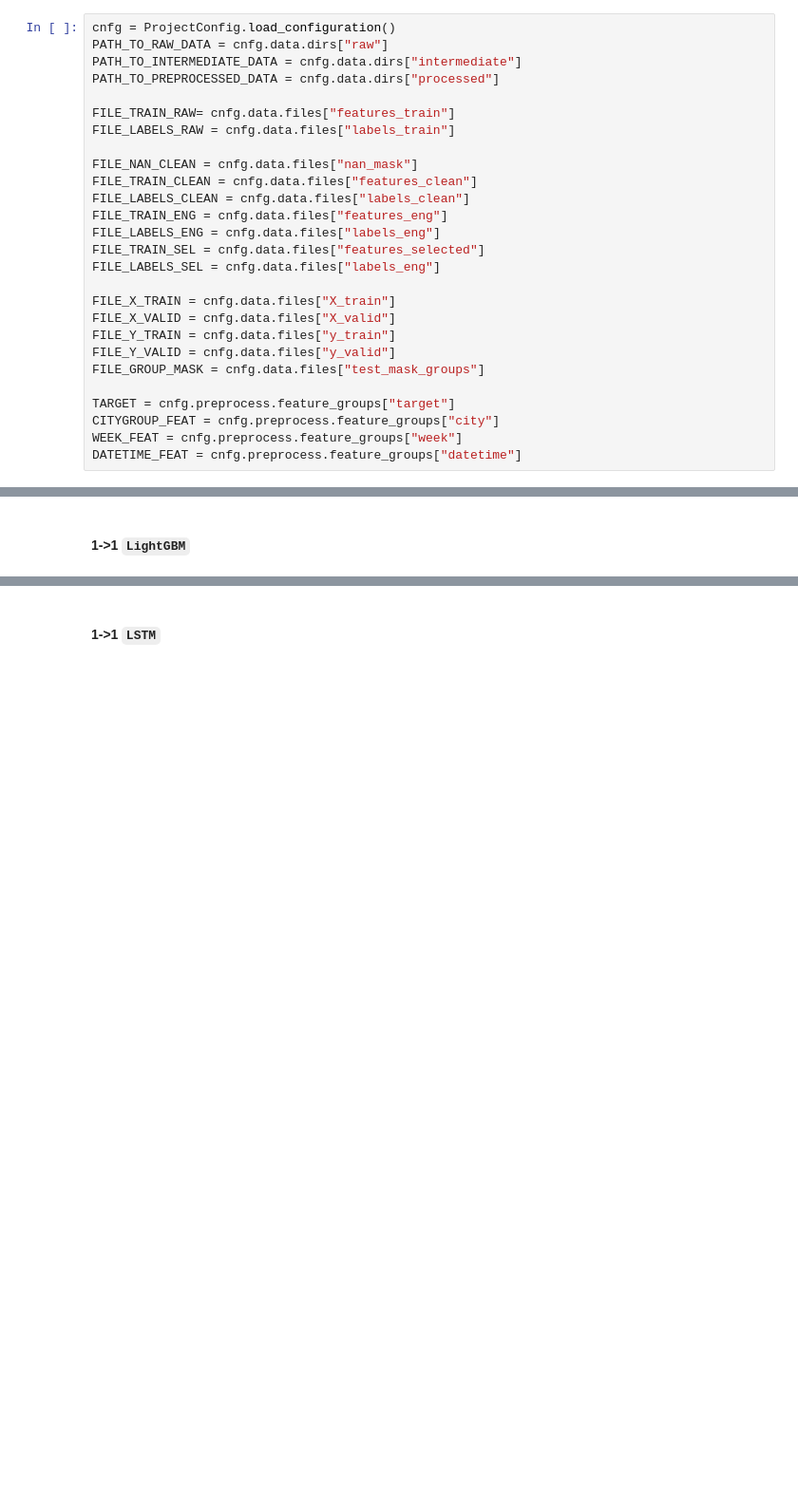
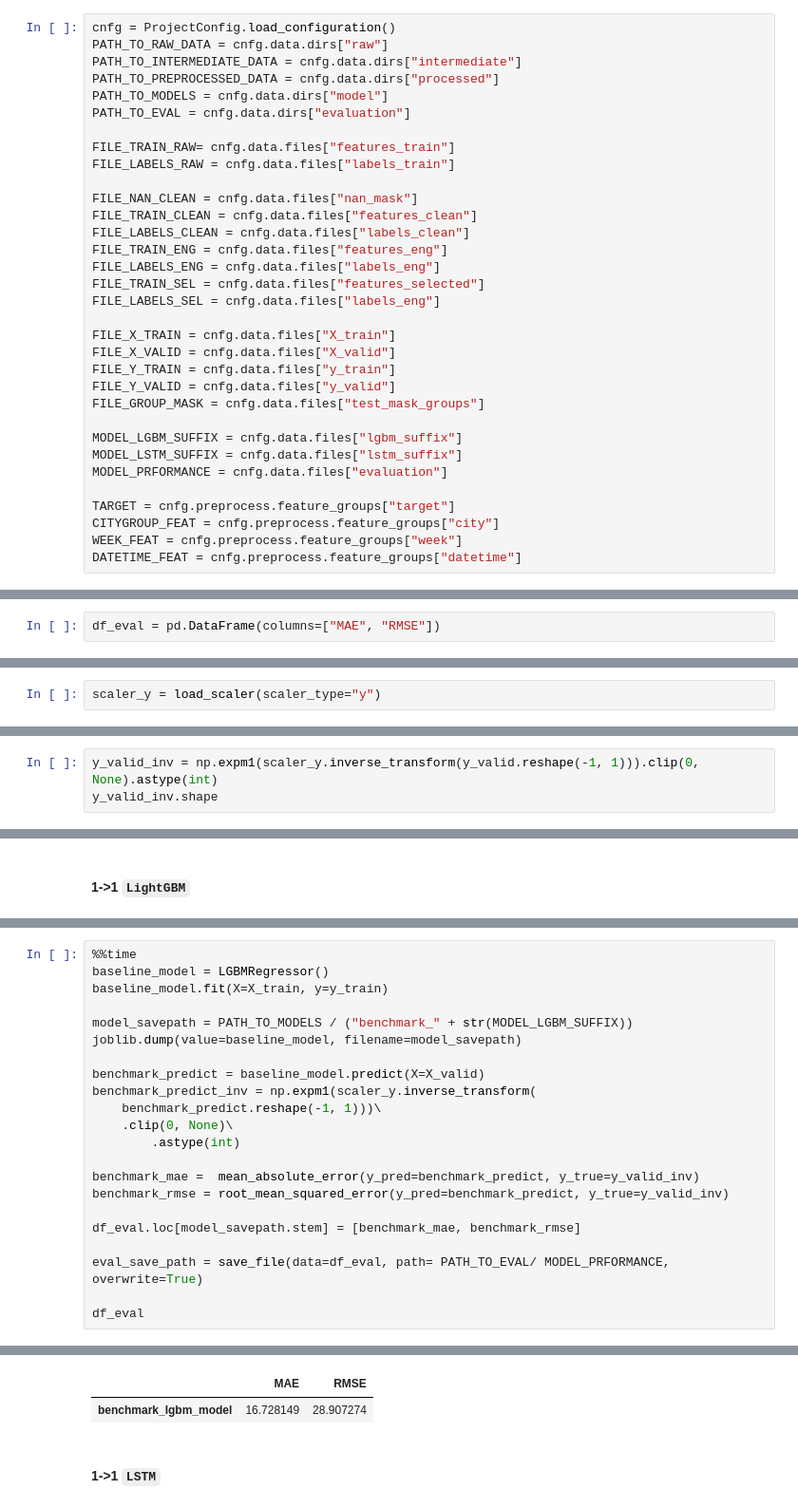
Before and after one commit to ButrosV/dengue-transfer-learn, a Jupyter notebook: notebooks/05_model_selection.ipynb, the cells around one changed output, grey strips where cells are left out. Shown at 95% size. Cells and saved outputs as stored; diff of their text form; blank space fills up the shorter version.

Commit message:
added benchmark model and metrics

```diff
--- a/notebooks/05_model_selection.ipynb
+++ b/notebooks/05_model_selection.ipynb
@@ -116,6 +122,8 @@ cnfg = ProjectConfig.load_configuration()
 PATH_TO_RAW_DATA = cnfg.data.dirs["raw"]
 PATH_TO_INTERMEDIATE_DATA = cnfg.data.dirs["intermediate"]
 PATH_TO_PREPROCESSED_DATA = cnfg.data.dirs["processed"]
+PATH_TO_MODELS = cnfg.data.dirs["model"]
+PATH_TO_EVAL = cnfg.data.dirs["evaluation"]
 
 FILE_TRAIN_RAW= cnfg.data.files["features_train"]
 FILE_LABELS_RAW = cnfg.data.files["labels_train"]
@@ -134,6 +142,10 @@ FILE_Y_TRAIN = cnfg.data.files["y_train"]
 FILE_Y_VALID = cnfg.data.files["y_valid"]
 FILE_GROUP_MASK = cnfg.data.files["test_mask_groups"]
 
+MODEL_LGBM_SUFFIX = cnfg.data.files["lgbm_suffix"]
+MODEL_LSTM_SUFFIX = cnfg.data.files["lstm_suffix"]
+MODEL_PRFORMANCE = cnfg.data.files["evaluation"]
+
 TARGET = cnfg.preprocess.feature_groups["target"]
 CITYGROUP_FEAT = cnfg.preprocess.feature_groups["city"]
 WEEK_FEAT = cnfg.preprocess.feature_groups["week"]
@@ -206,0 +220,2 @@ Wall time: 5.09 ms
+# %%
+df_eval = pd.DataFrame(columns=["MAE", "RMSE"])
@@ -206,0 +224,2 @@ Wall time: 5.09 ms
+# %%
+scaler_y = load_scaler(scaler_type="y")
@@ -206,0 +228,3 @@ Wall time: 5.09 ms
+# %%
+y_valid_inv = np.expm1(scaler_y.inverse_transform(y_valid.reshape(-1, 1))).clip(0, None).astype(int)
+y_valid_inv.shape
@@ -218,0 +254,23 @@ Wall time: 5.09 ms
+# %%
+%%time
+baseline_model = LGBMRegressor()
+baseline_model.fit(X=X_train, y=y_train)
+
+model_savepath = PATH_TO_MODELS / ("benchmark_" + str(MODEL_LGBM_SUFFIX))
+joblib.dump(value=baseline_model, filename=model_savepath)
+
+benchmark_predict = baseline_model.predict(X=X_valid)
+benchmark_predict_inv = np.expm1(scaler_y.inverse_transform(
+    benchmark_predict.reshape(-1, 1)))\
+    .clip(0, None)\
+        .astype(int)
+
+benchmark_mae =  mean_absolute_error(y_pred=benchmark_predict, y_true=y_valid_inv)
+benchmark_rmse = root_mean_squared_error(y_pred=benchmark_predict, y_true=y_valid_inv)
+
+df_eval.loc[model_savepath.stem] = [benchmark_mae, benchmark_rmse]
+
+eval_save_path = save_file(data=df_eval, path= PATH_TO_EVAL/ MODEL_PRFORMANCE, overwrite=True)
+
+df_eval
+# %% [output]
@@ -219,3 +281,5 @@ Wall time: 5.09 ms
+|  | MAE | RMSE |
+| benchmark_lgbm_model | 16.728149 | 28.907274 |
 # %% [markdown]
 #### 1->1 `LSTM`
 # %% [markdown]
```
Also changed, not shown: parts of 17 cells of this notebook, 1 other file.
